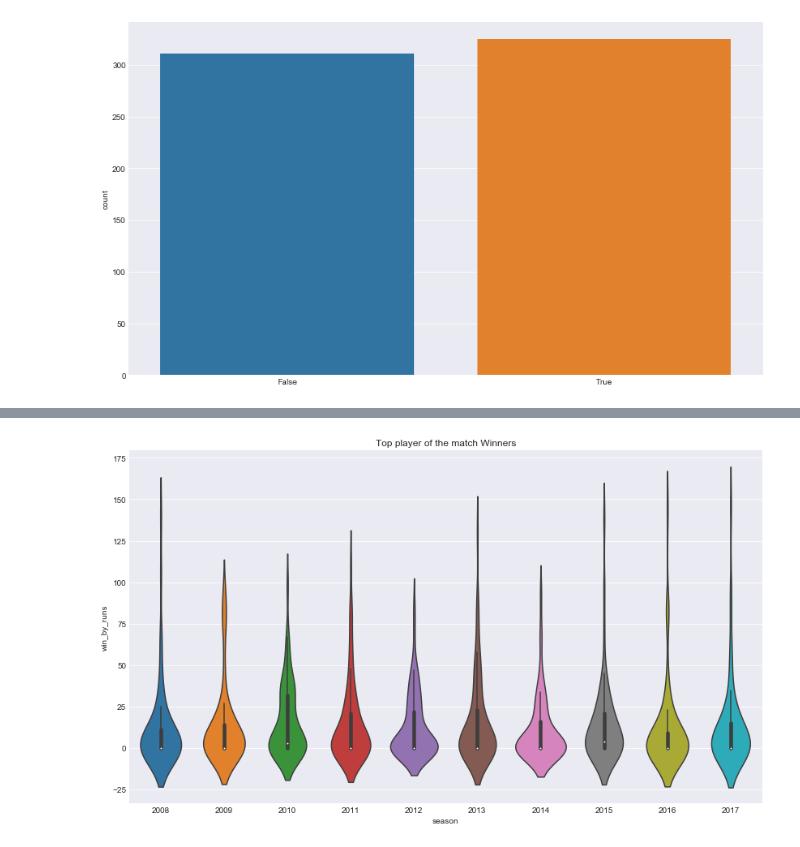
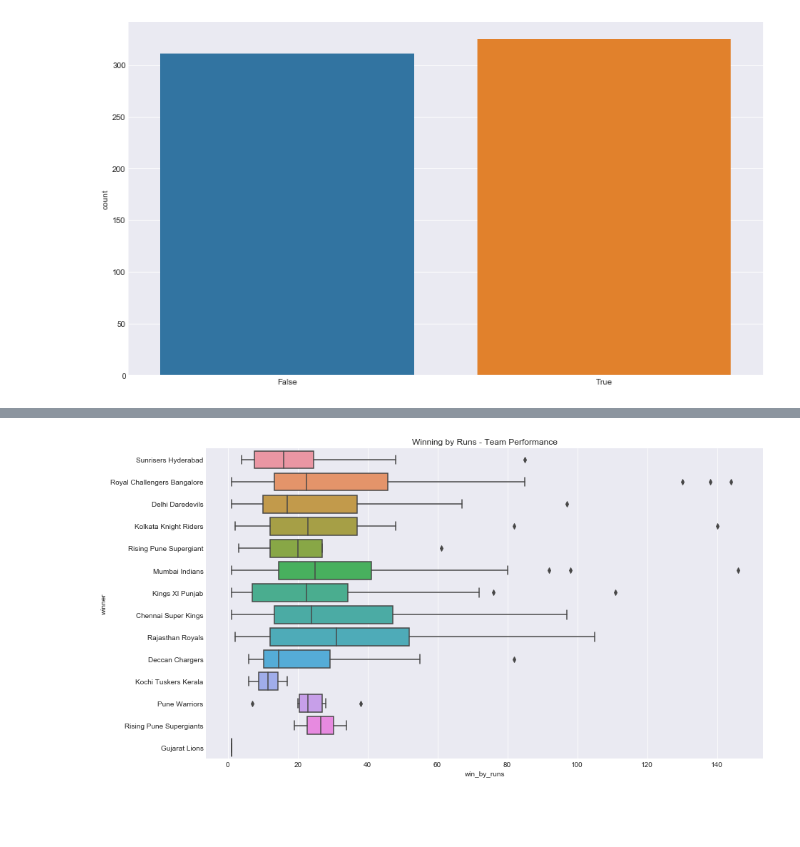
Before and after one commit to amrrs/iq18_workshop, a Jupyter notebook: data_analysis/Data Analysis in Python with IPL Dataset.ipynb, the cells around one changed output, grey strips where cells are left out. Drawn from its saved outputs; the diff is of its cells as text; code cells hidden in the pictures; blank space fills up the shorter version.

```diff
--- a/data_analysis/Data Analysis in Python with IPL Dataset.ipynb
+++ b/data_analysis/Data Analysis in Python with IPL Dataset.ipynb
@@ -269,11 +290,11 @@ sns.countplot(ss);
 # %%
 #sns.barplot(x="day", y="total_bill", data=tips)
 fig, ax = plt.subplots()
+#fig.figsize = [16,10]
 #ax.set_ylim([0,20])
-ax.set_ylabel("Count")
-ax.set_title("Top player of the match Winners")
+ax.set_title("Winning by Runs - Team Performance")
 #top_players.plot.bar()
-sns.violinplot(x = 'season', y = 'win_by_runs', data=matches); #palette="Blues");
+sns.boxplot(y = 'winner', x = 'win_by_runs', data=matches[matches['win_by_runs']>0], orient = 'h'); #palette="Blues");
 plt.show()
 # %% [output]
-[figure, old version]
+[figure, new version]
```
Also changed, not shown: parts of 4 cells of this notebook.
